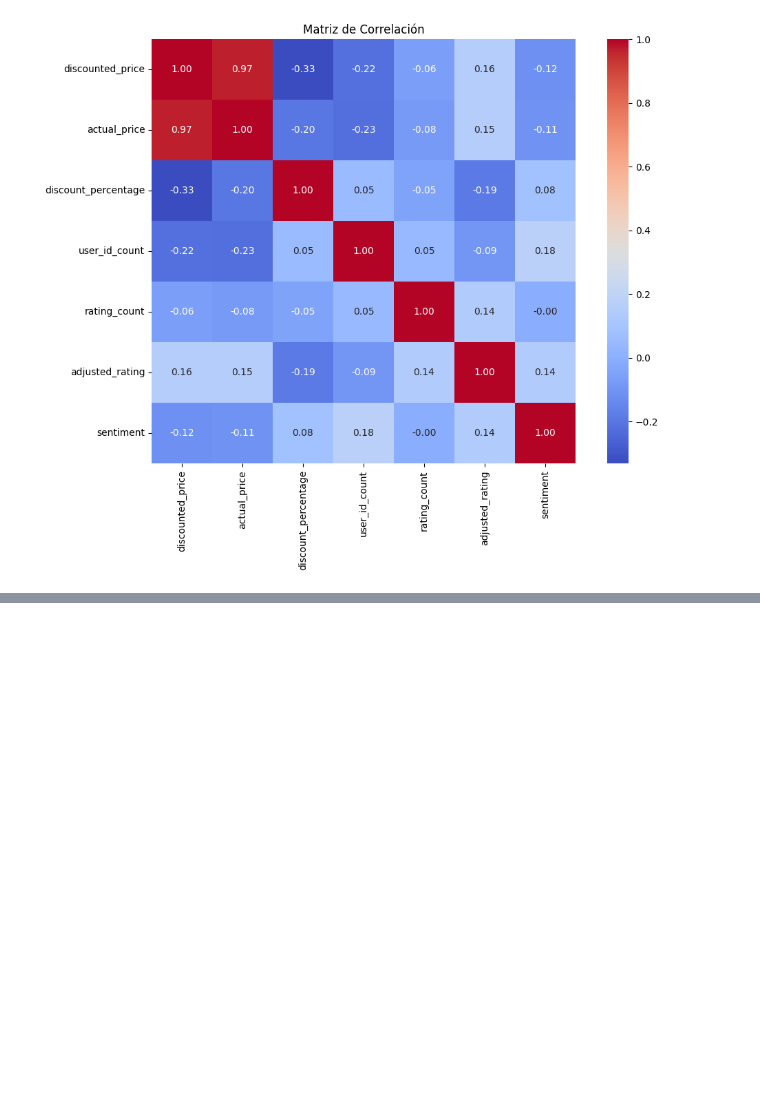
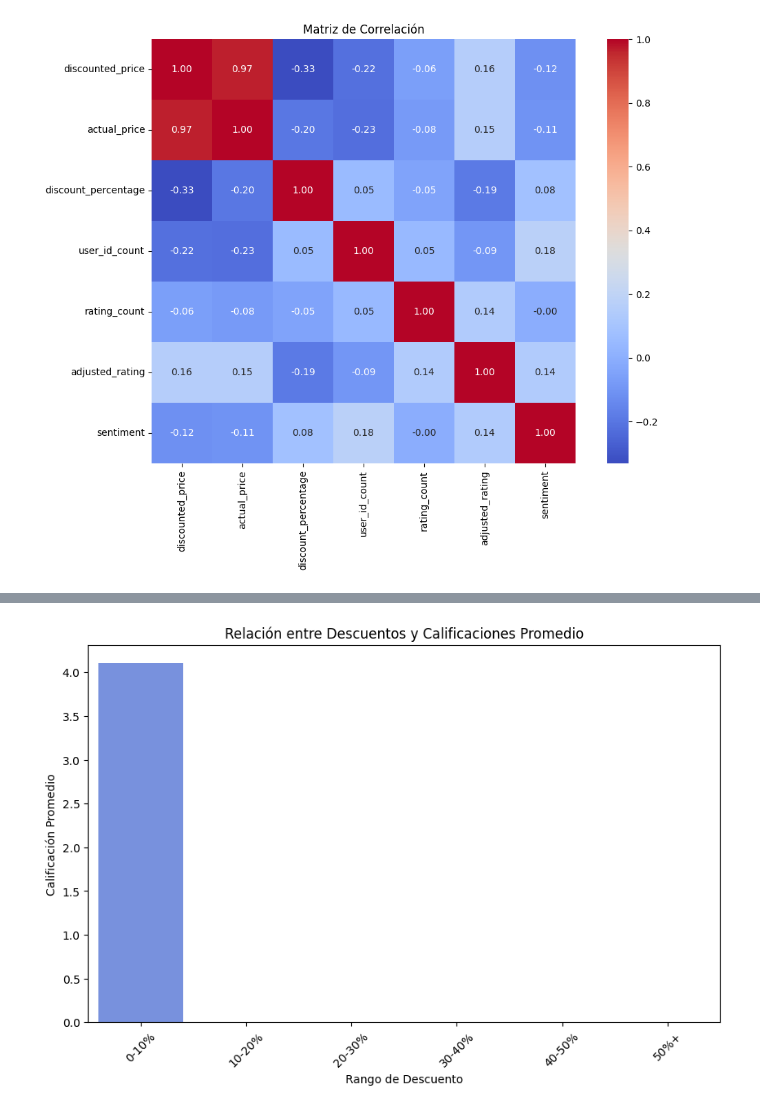
Before and after one commit to Al3jandraMtz/Proyecto4_DataLab, a Jupyter notebook: P4_DataLab.ipynb, the cells around one changed output, grey strips where cells are left out. Cells and saved outputs as stored; diff of their text form; code cells hidden in the pictures; blank space fills up the shorter version.

```diff
--- a/P4_DataLab.ipynb
+++ b/P4_DataLab.ipynb
@@ -555,0 +552,8 @@ plt.show()
+# %%
+import pandas as pd
+
+# Cargar el archivo CSV
+df = pd.read_csv('/content/Data-Set-Sentimiento.csv')
+
+# Mostrar las primeras filas del DataFrame para confirmar que se cargó correctamente
+print(df.head())
@@ -555,0 +588,25 @@ plt.show()
+# %%
+import pandas as pd
+import seaborn as sns
+import matplotlib.pyplot as plt
+
+# Suponiendo que ya tienes los datos en 'df' con las columnas 'discount_percentage' y 'adjusted_rating'
+
+# Crear categorías de descuento
+df['discount_category'] = pd.cut(df['discount_percentage'],
+                                 bins=[0, 10, 20, 30, 40, 50, 100],
+                                 labels=['0-10%', '10-20%', '20-30%', '30-40%', '40-50%', '50%+'])
+
+# Calcular la calificación promedio por categoría de descuento con observed=False
+average_rating_by_discount = df.groupby('discount_category', observed=False)['adjusted_rating'].mean().reset_index()
+
+# Visualizar la relación entre el porcentaje de descuento y la calificación promedio con hue
+plt.figure(figsize=(10, 6))
+sns.barplot(x='discount_category', y='adjusted_rating', data=average_rating_by_discount, hue='discount_category', palette='coolwarm', legend=False)
+plt.title('Relación entre Descuentos y Calificaciones Promedio')
+plt.xlabel('Rango de Descuento')
+plt.ylabel('Calificación Promedio')
+plt.xticks(rotation=45)
+plt.show()
+# %% [output]
+[figure, added]
```
Also changed, not shown: parts of 20 cells of this notebook.
